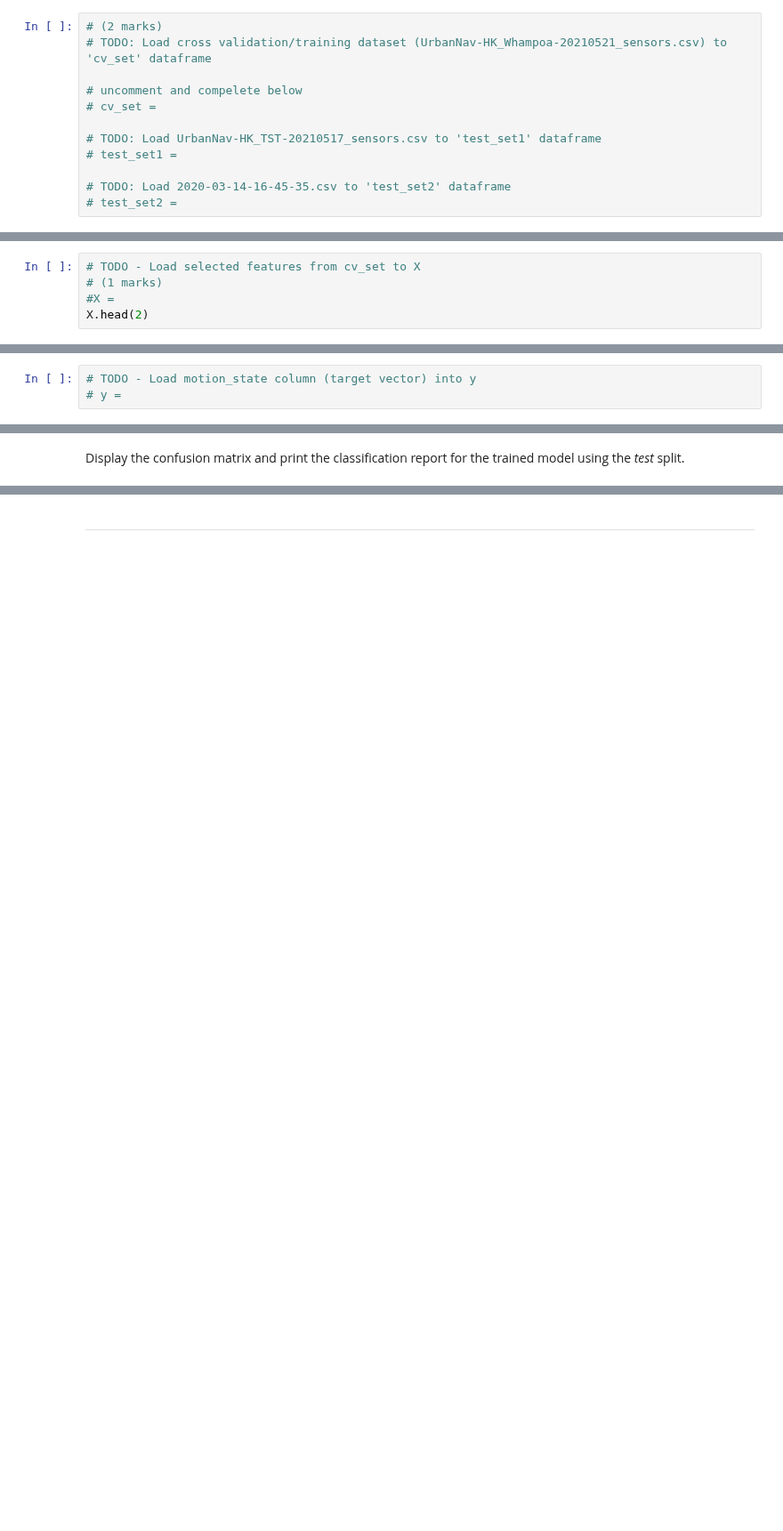
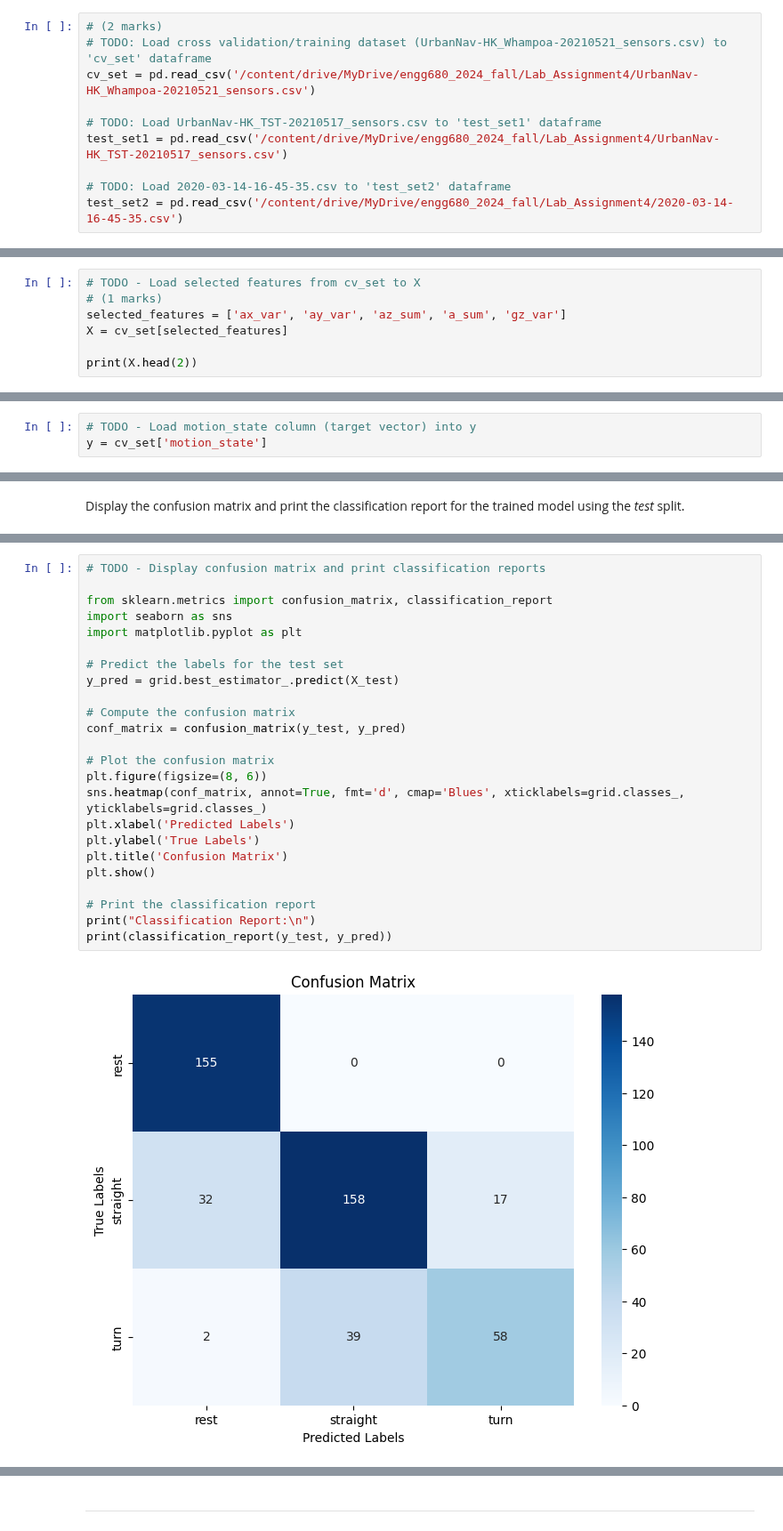
Before and after one commit to azizaahsan1/engg680_2024_fall, a Jupyter notebook: Lab_Assignment4/Assignment 4.ipynb, the cells around one changed output, grey strips where cells are left out. Shown at 89% size. Cells and saved outputs as stored; diff of their text form; blank space fills up the shorter version.

Commit message:
Assignment 4 - Done all Q&A

```diff
--- a/Lab_Assignment4/Assignment 4.ipynb
+++ b/Lab_Assignment4/Assignment 4.ipynb
@@ -33,15 +38,13 @@ First load the following datasets into dataframes.
 # %%
 # (2 marks)
 # TODO: Load cross validation/training dataset (UrbanNav-HK_Whampoa-20210521_sensors.csv) to 'cv_set' dataframe
-
-# uncomment and compelete below
-# cv_set =
+cv_set = pd.read_csv('/content/drive/MyDrive/engg680_2024_fall/Lab_Assignment4/UrbanNav-HK_Whampoa-20210521_sensors.csv')
 
 # TODO: Load UrbanNav-HK_TST-20210517_sensors.csv to 'test_set1' dataframe
-# test_set1 =
+test_set1 = pd.read_csv('/content/drive/MyDrive/engg680_2024_fall/Lab_Assignment4/UrbanNav-HK_TST-20210517_sensors.csv')
 
 # TODO: Load 2020-03-14-16-45-35.csv to 'test_set2' dataframe
-# test_set2 =
+test_set2 = pd.read_csv('/content/drive/MyDrive/engg680_2024_fall/Lab_Assignment4/2020-03-14-16-45-35.csv')
 # %% [markdown]
 For the *cv_set*, look at the dataframe head and info, and print the list of all columns. The *test_set1* and *test_set2* have the same schema as *cv_set*, however, have different number of rows (samples).
 # %%
@@ -234,5 +415,7 @@ From the *cv_set* dataframe, extract the selected features, listed below, and lo
 # %%
 # TODO - Load selected features from cv_set to X
 # (1 marks)
-#X =
-X.head(2)
+selected_features = ['ax_var', 'ay_var', 'az_sum', 'a_sum', 'gz_var']
+X = cv_set[selected_features]
+
+print(X.head(2))
@@ -239,6 +426,6 @@ X.head(2)
 # %%
 # TODO - Load motion_state column (target vector) into y
-# y =
+y = cv_set['motion_state']
 # %% [markdown]
 ___
 # %% [markdown]
@@ -270,0 +501,26 @@ Display the confusion matrix and print the classification report for the trained
+# %%
+# TODO - Display confusion matrix and print classification reports
+
+from sklearn.metrics import confusion_matrix, classification_report
+import seaborn as sns
+import matplotlib.pyplot as plt
+
+# Predict the labels for the test set
+y_pred = grid.best_estimator_.predict(X_test)
+
+# Compute the confusion matrix
+conf_matrix = confusion_matrix(y_test, y_pred)
+
+# Plot the confusion matrix
+plt.figure(figsize=(8, 6))
+sns.heatmap(conf_matrix, annot=True, fmt='d', cmap='Blues', xticklabels=grid.classes_, yticklabels=grid.classes_)
+plt.xlabel('Predicted Labels')
+plt.ylabel('True Labels')
+plt.title('Confusion Matrix')
+plt.show()
+
+# Print the classification report
+print("Classification Report:\n")
+print(classification_report(y_test, y_pred))
+# %% [output]
+[figure, added]
```
Also changed, not shown: parts of 102 cells of this notebook.
